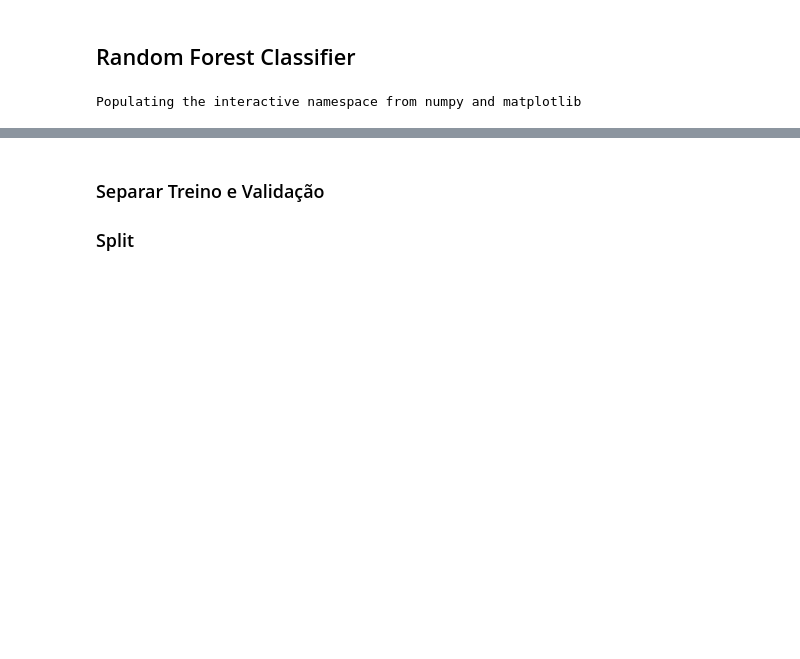
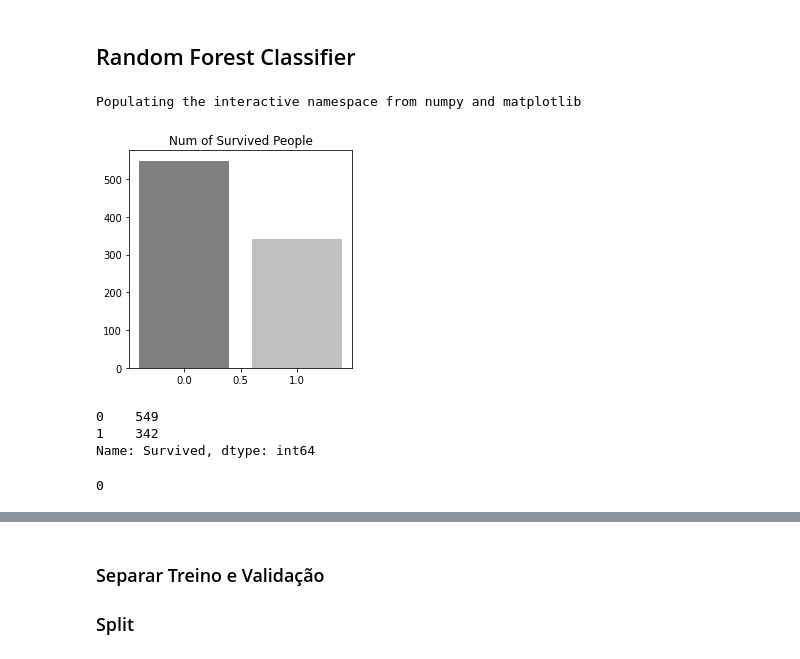
Before and after one commit to epmadruga/Random_Forest_Classifier, a Jupyter notebook: Template_RandomForestClassifier_V3.ipynb, the cells around one changed output, grey strips where cells are left out. Cells and saved outputs as stored; diff of their text form; code cells hidden in the pictures; blank space fills up the shorter version.

```diff
--- a/Template_RandomForestClassifier_V3.ipynb
+++ b/Template_RandomForestClassifier_V3.ipynb
@@ -34,3 +35,20 @@ variaveis = ['Sex_binario', 'Age', 'Pclass', 'SibSp', 'Parch', 'Fare']
 
 X = train[variaveis].fillna(-1)
 y = train['Survived']
+# %%
+plt.figure(figsize=(4,4))
+plt.bar(list(train['Survived'].value_counts().keys()), list(train['Survived'].value_counts()), color=('grey', 'silver'))
+plt.title("Num of Survived People")
+plt.show()
+# %% [output]
+[figure, added]
+# %%
+train['Survived'].value_counts()
+# %% [output]
+0    549
+1    342
+Name: Survived, dtype: int64
+# %%
+sum(train['Survived'].isnull())
+# %% [output]
+0
```
Also changed, not shown: parts of 11 cells of this notebook, 1 other file.
